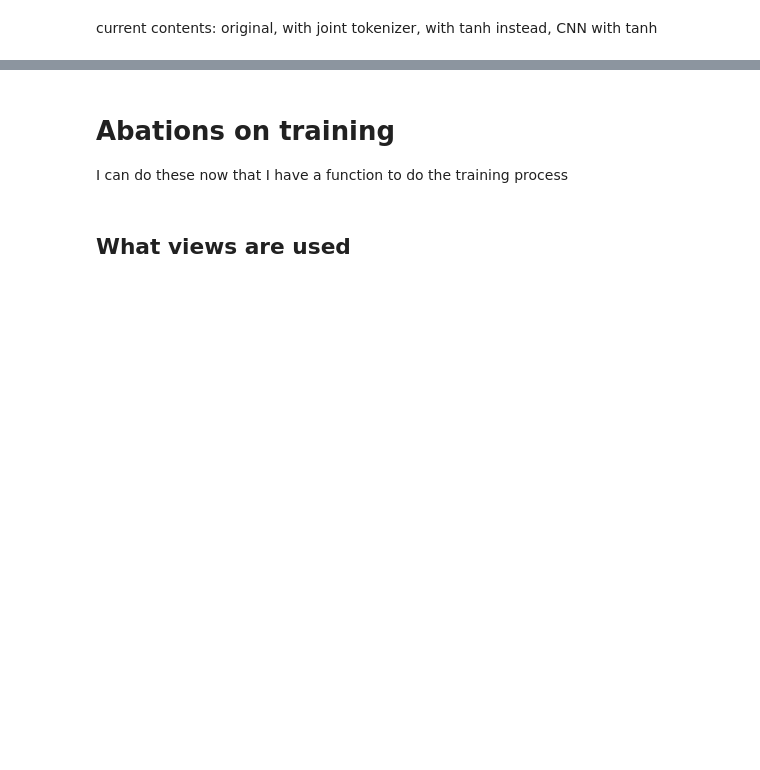
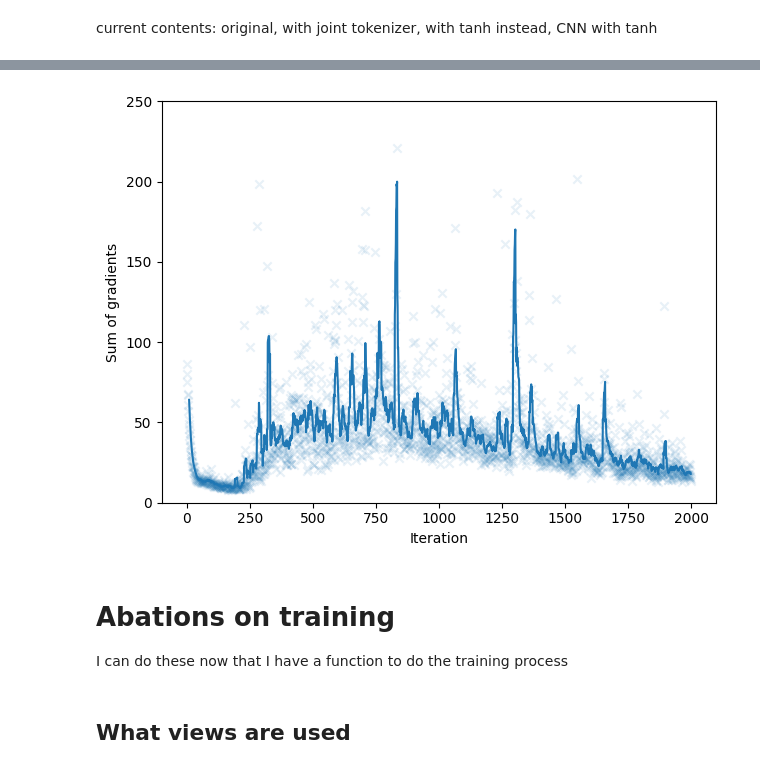
Before and after one commit to greenturtle1134/LAr-VGGT, a Jupyter notebook: train_test.ipynb, the cells around one changed output, grey strips where cells are left out. Drawn from its saved outputs; the diff is of its cells as text; code cells hidden in the pictures; blank space fills up the shorter version.

Commit message:
checked gradients

```diff
--- a/train_test.ipynb
+++ b/train_test.ipynb
@@ -200,0 +238,23 @@ plt.show()
+# %%
+window = 10  # adjust as needed
+
+fig, ax = plt.subplots(layout="tight")
+
+to_graph = [grads_list]
+to_name = ["current"]
+
+for i, (curve, name) in enumerate(zip(to_graph, to_name)):
+    ax.scatter(range(len(curve)), curve, marker='x', alpha=0.1, color=f"C{i}")
+    ma_x = np.arange(window-1, len(curve))
+    moving_avg = np.convolve(curve, np.ones(window)/window, mode='valid')
+    ax.plot(ma_x, moving_avg, label=name, color=f"C{i}")
+
+ax.set_xlabel("Iteration")
+ax.set_ylabel("Sum of gradients")
+# ax.legend()
+# ax.set_xlim(100, 800)
+ax.set_ylim(0, 250)
+
+plt.show()
+# %% [output]
+[figure, added]
```
Also changed, not shown: parts of 9 cells of this notebook, 8 other files.
